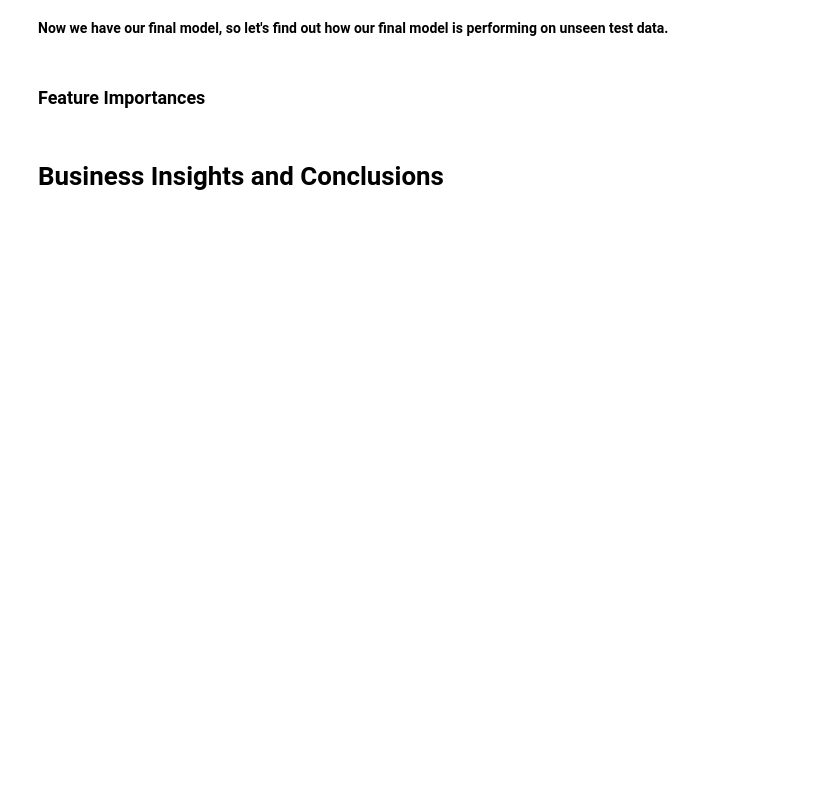
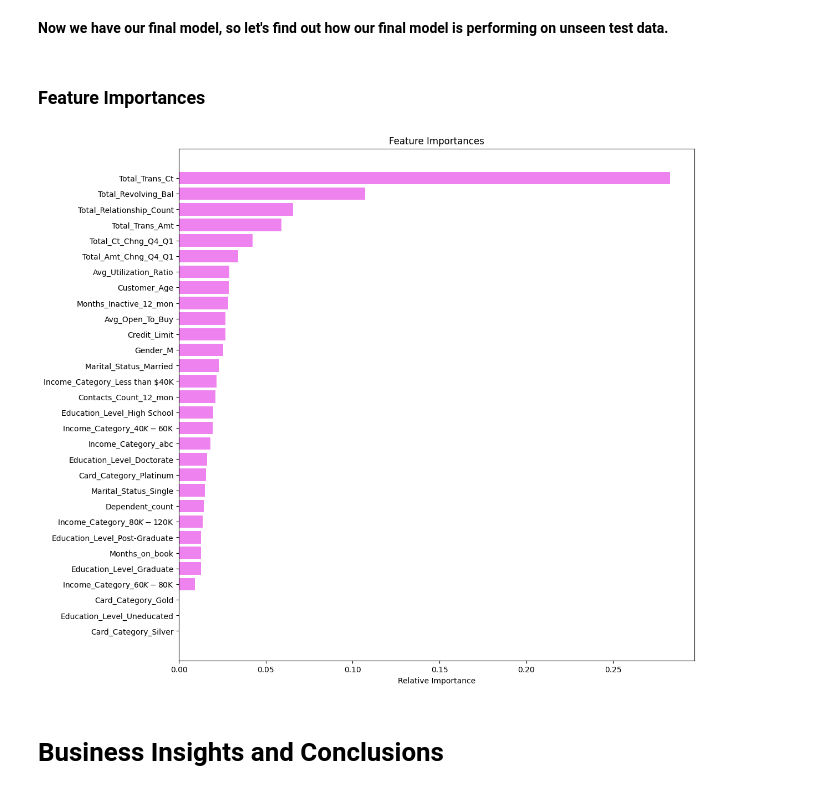
Before and after one commit to doughboy4994/sphinx-gallery, a Jupyter notebook: DAY_2_RESTART_of_THERA_PROJECT_Advanced_ML.ipynb, the cells around one changed output. Cells and saved outputs as stored; diff of their text form; code cells hidden in the pictures; blank space fills up the shorter version.

```diff
--- a/DAY_2_RESTART_of_THERA_PROJECT_Advanced_ML.ipynb
+++ b/DAY_2_RESTART_of_THERA_PROJECT_Advanced_ML.ipynb
@@ -1982,4 +1916,8 @@ tuned_ad.fit(X_train_over, y_train_over) ## Complete the code to fit the model o
 # %%
-tuned_adb = AdaBoostClassifier( random_state=1, n_estimators= 50, learning_rate= 0.01, estimator= DecisionTreeClassifier(max_depth=1, random_state=1) ) ## Complete the code with the best parameters obtained from tuning
+# Creating new pipeline with best parameters
+tuned_adb = AdaBoostClassifier( random_state=1,
+    n_estimators= 100, learning_rate= 0.1, estimator= DecisionTreeClassifier(max_depth=3, random_state=1)
 
-tuned_ad.fit(X_train_over, y_train_over) ## Complete the code to fit the model on original data
+) ## Complete the code with the best parameters obtained from tuning
+
+tuned_adb.fit(X_train, y_train) ## Complete the code to fit the model on original data
@@ -2182,27 +2154,2 @@ gbm2_val
 # %% [markdown]
 **Note**: This section is optional. You can choose not to build XGBoost if you are facing issues with installation or if it is taking more time to execute.
-# %%
-%%time
-
-# defining model
-Model = XGBClassifier(random_state=1,eval_metric='logloss')
-
-#Parameter grid to pass in RandomSearchCV
-param_grid={'n_estimators':np.arange(50,110,25),
-            'scale_pos_weight':[1,2,5],
-            'learning_rate':[0.01,0.1,0.05],
-            'gamma':[1,3],
-            'subsample':[0.7,0.9]
-           }
-from sklearn import metrics
-
-# Type of scoring used to compare parameter combinations
-scorer = metrics.make_scorer(metrics.recall_score)
-
-#Calling RandomizedSearchCV
-randomized_cv = RandomizedSearchCV(estimator=Model, param_distributions=param_grid, n_iter=50, n_jobs = -1, scoring=scorer, cv=5, random_state=1)
-
-#Fitting parameters in RandomizedSearchCV
-randomized_cv.'_______' ## Complete the code to fit the model on original data
-
-print("Best parameters are {} with CV score={}:" .format(randomized_cv.best_params_,randomized_cv.best_score_))
@@ -2260,14 +2238,22 @@ models_train_comp_df
 # %%
-feature_names = X_train.columns
-importances =  '_______' ## Complete the code to check the feature importance of the best model
+# Assuming you have the best model from RandomizedSearchCV
+best_model = randomized_cv.best_estimator_
+
+# Extracting feature importances from the best model
+importances = best_model.feature_importances_
+
+# Sorting indices by feature importance
 indices = np.argsort(importances)
 
+# Plotting feature importances
 plt.figure(figsize=(12, 12))
 plt.title("Feature Importances")
 plt.barh(range(len(indices)), importances[indices], color="violet", align="center")
 plt.yticks(range(len(indices)), [feature_names[i] for i in indices])
 plt.xlabel("Relative Importance")
 plt.show()
+# %% [output]
+[figure, added]
 # %% [markdown]
 # Business Insights and Conclusions
 # %% [markdown]
```
Also changed, not shown: parts of 40 cells of this notebook.
